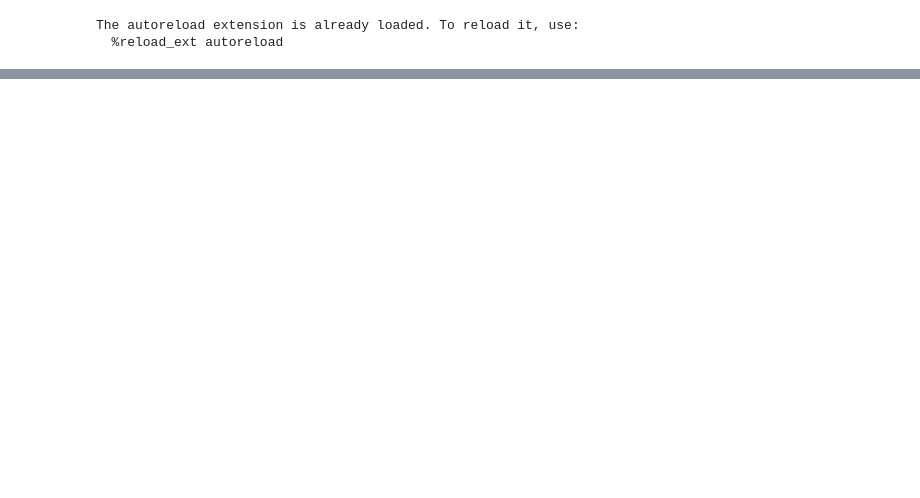
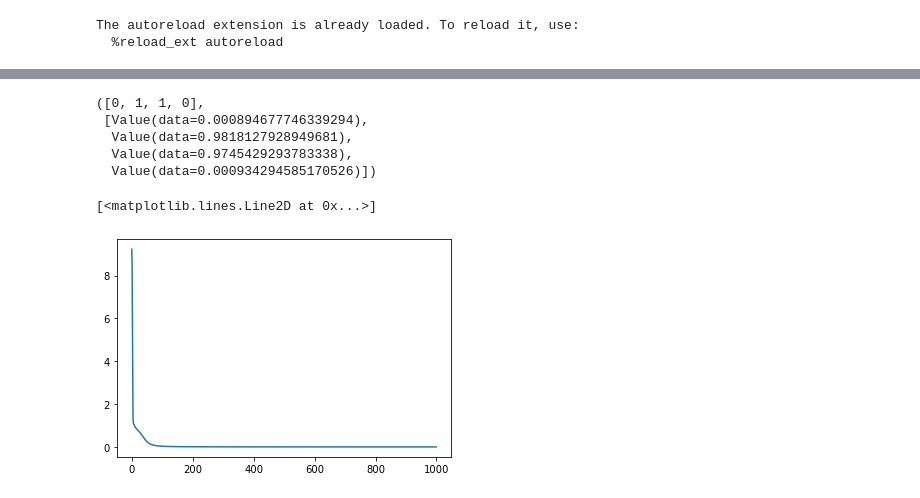
Before and after one commit to AliVaghar/simple-nn-optimizer, a Jupyter notebook: main.ipynb, the cells around one changed output, grey strips where cells are left out. Saved outputs shown, nothing was run; the diff lists cells and outputs as text; code cells hidden in the pictures; blank space fills up the shorter version.

Commit message:
micrograd completed with examples

```diff
--- a/main.ipynb
+++ b/main.ipynb
@@ -55,0 +193,33 @@ draw_dot(L)
+# %%
+# real example: and operator
+xs = [
+    [0, 0],
+    [0, 1],
+    [1, 0],
+    [1, 1],
+]
+
+ys = [0, 1, 1, 0]
+
+# define our neural net structure
+n = MLP(nin=2, nouts=[3, 3, 1])
+# %%
+STEP = 0.05
+loss = []
+for iter in range(1000):
+    # forward pass
+    ypred = [n(x) for x in xs]
+    lossfunc = sum([(_ys - _ypred) ** 2 for _ys, _ypred in zip(ys, ypred)])
+    loss.append(lossfunc)
+    # backward pass
+    for p in n.parameters(): # grad_zero
+        p.grad = 0
+    lossfunc.backward()
+
+    # parameter updates
+    for p in n.parameters():
+        p.data -= STEP * p.grad
+        p.grad = 0
+
+    # log
+    print(f"iter={iter} | loss={lossfunc}")
@@ -55,0 +244,15 @@ draw_dot(L)
+# %%
+ys, ypred
+# %% [output]
+([0, 1, 1, 0],
+ [Value(data=0.000894677746339294),
+  Value(data=0.9818127928949681),
+  Value(data=0.9745429293783338),
+  Value(data=0.000934294585170526)])
+# %%
+from matplotlib import pyplot as plt
+
+plt.plot([l.data for l in loss])
+# %% [output]
+[<matplotlib.lines.Line2D at 0x...>]
+[figure, added]
```
Also changed, not shown: parts of 29 cells of this notebook, 2 other files.
